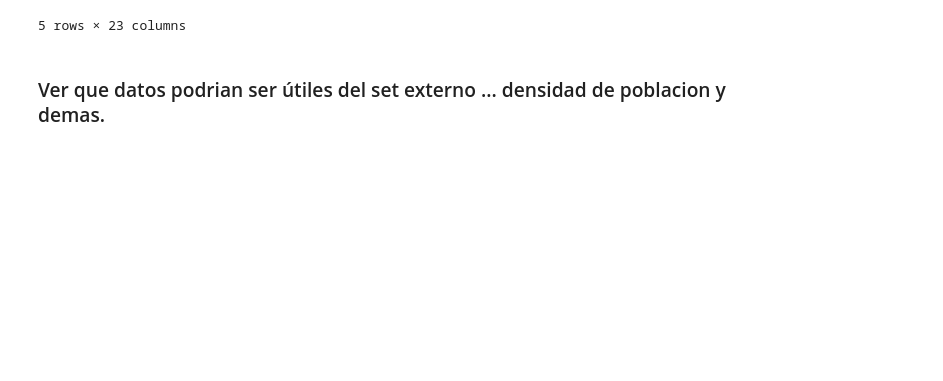
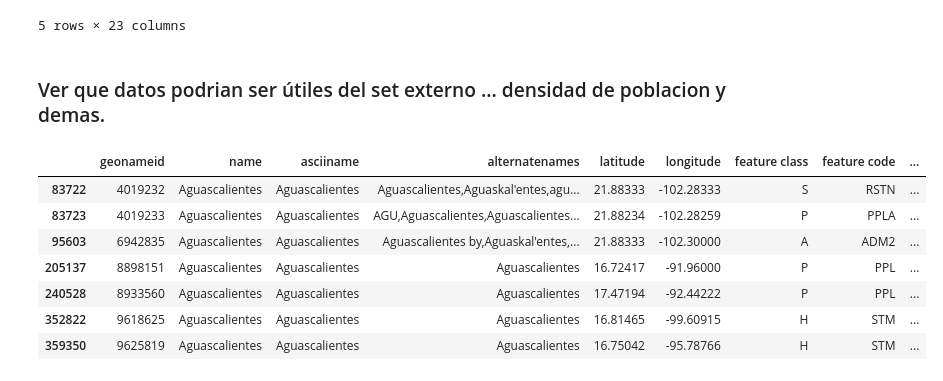
Before and after one commit to alepenaa94/Datos1-2C-2019, a Jupyter notebook: DATOS.ipynb, the cells around one changed output. Saved outputs shown, nothing was run; the diff lists cells and outputs as text; code cells hidden in the pictures; blank space fills up the shorter version.

```diff
--- a/DATOS.ipynb
+++ b/DATOS.ipynb
@@ -114,3 +115,14 @@ df2.head()
 5 rows × 23 columns
 # %% [markdown]
 ### Ver que datos podrian ser útiles del set externo ... densidad de poblacion y demas.
+# %%
+aux_cities.loc[aux_cities['name']=='Aguascalientes']
+# %% [output]
+|  | geonameid | name | asciiname | alternatenames | latitude | longitude | feature class | feature code | ... |
+| 83722 | 4019232 | Aguascalientes | Aguascalientes | Aguascalientes,Aguaskal'entes,agu... | 21.88333 | -102.28333 | S | RSTN | ... |
+| 83723 | 4019233 | Aguascalientes | Aguascalientes | AGU,Aguascalientes,Aguascalientes... | 21.88234 | -102.28259 | P | PPLA | ... |
+| 95603 | 6942835 | Aguascalientes | Aguascalientes | Aguascalientes by,Aguaskal'entes,... | 21.88333 | -102.30000 | A | ADM2 | ... |
+| 205137 | 8898151 | Aguascalientes | Aguascalientes | Aguascalientes | 16.72417 | -91.96000 | P | PPL | ... |
+| 240528 | 8933560 | Aguascalientes | Aguascalientes | Aguascalientes | 17.47194 | -92.44222 | P | PPL | ... |
+| 352822 | 9618625 | Aguascalientes | Aguascalientes | Aguascalientes | 16.81465 | -99.60915 | H | STM | ... |
+| 359350 | 9625819 | Aguascalientes | Aguascalientes | Aguascalientes | 16.75042 | -95.78766 | H | STM | ... |
```
Also changed, not shown: parts of 12 cells of this notebook.
